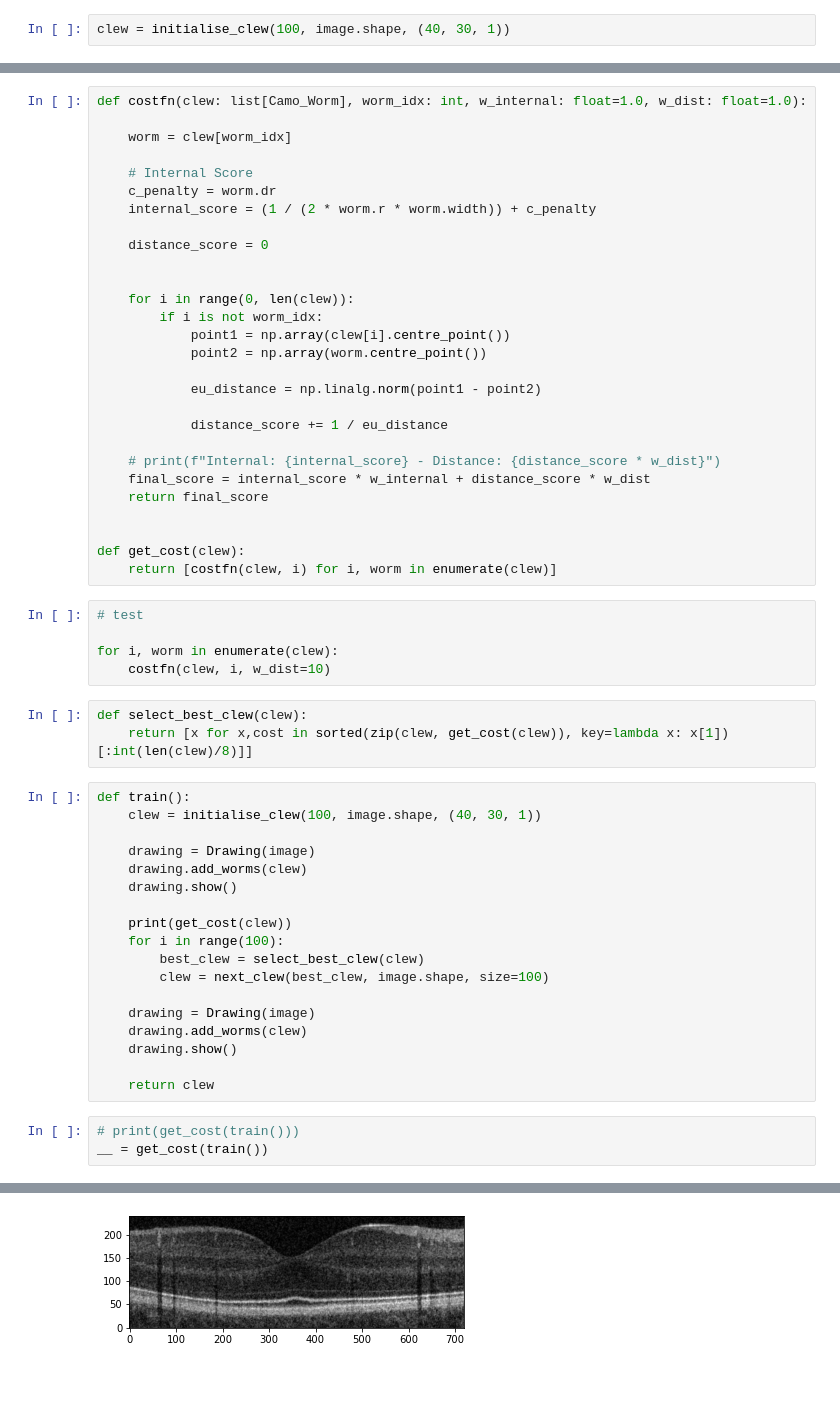
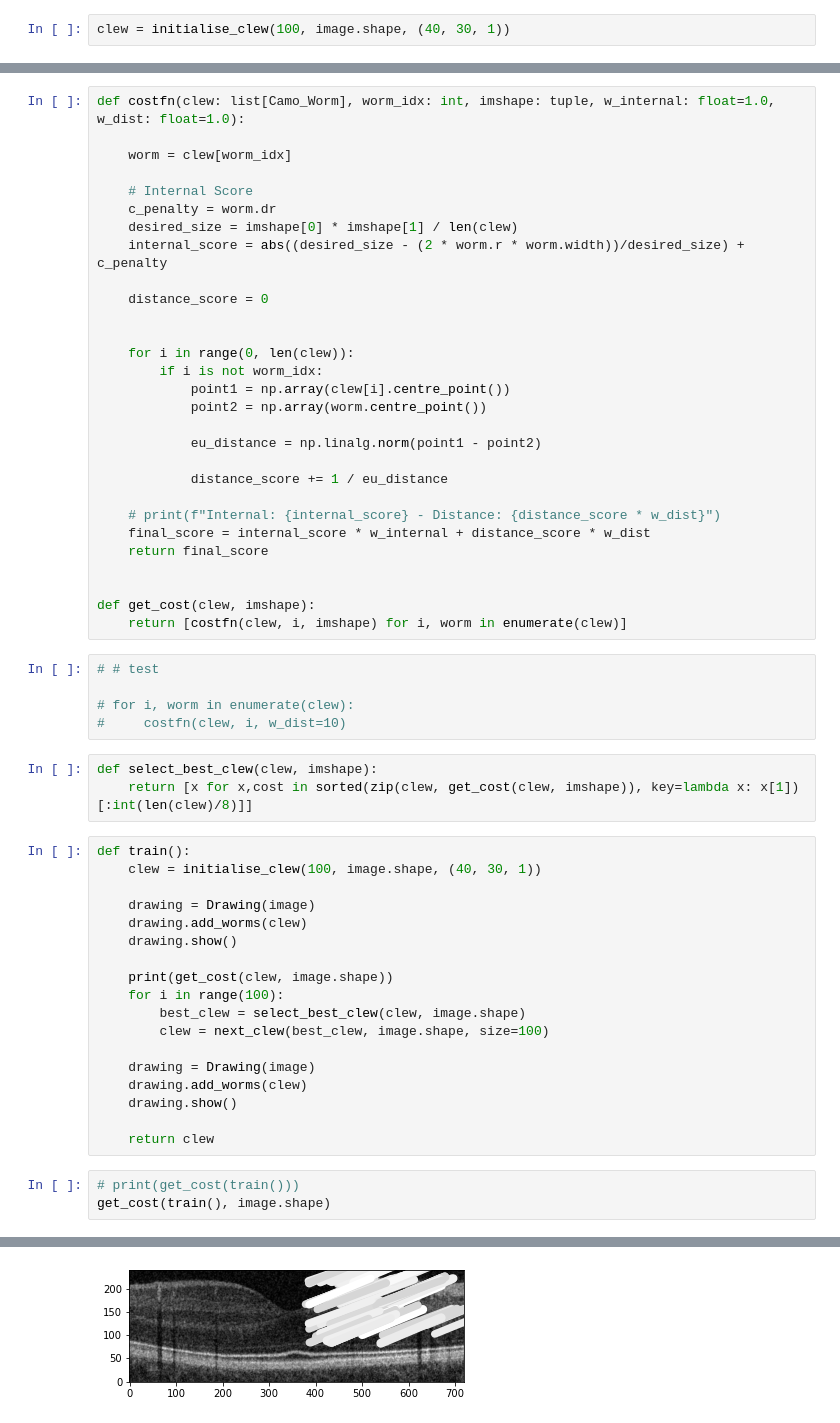
Before and after one commit to Dadams2/CITS4404, a Jupyter notebook: notebook/CamoWorms 2.ipynb, the cells around one changed output, grey strips where cells are left out. Cells and saved outputs as stored; diff of their text form; blank space fills up the shorter version.

```diff
--- a/notebook/CamoWorms 2.ipynb
+++ b/notebook/CamoWorms 2.ipynb
@@ -214,13 +218,14 @@ def next_clew(best_clew, imshape, size=100):
         res.append(new_worm)
     return res
 # %%
-def costfn(clew: list[Camo_Worm], worm_idx: int, w_internal: float=1.0, w_dist: float=1.0):
+def costfn(clew: list[Camo_Worm], worm_idx: int, imshape: tuple, w_internal: float=1.0, w_dist: float=1.0):
 
     worm = clew[worm_idx]
 
     # Internal Score
     c_penalty = worm.dr
-    internal_score = (1 / (2 * worm.r * worm.width)) + c_penalty
+    desired_size = imshape[0] * imshape[1] / len(clew)
+    internal_score = abs((desired_size - (2 * worm.r * worm.width))/desired_size) + c_penalty
 
     distance_score = 0
 
@@ -239,16 +244,16 @@ def costfn(clew: list[Camo_Worm], worm_idx: int, w_internal: float=1.0, w_dist:
     return final_score
 
 
-def get_cost(clew):
-    return [costfn(clew, i) for i, worm in enumerate(clew)]
+def get_cost(clew, imshape):
+    return [costfn(clew, i, imshape) for i, worm in enumerate(clew)]
 # %%
-# test
+# # test
 
-for i, worm in enumerate(clew):
-    costfn(clew, i, w_dist=10)
+# for i, worm in enumerate(clew):
+#     costfn(clew, i, w_dist=10)
 # %%
-def select_best_clew(clew):
-    return [x for x,cost in sorted(zip(clew, get_cost(clew)), key=lambda x: x[1])[:int(len(clew)/8)]]
+def select_best_clew(clew, imshape):
+    return [x for x,cost in sorted(zip(clew, get_cost(clew, imshape)), key=lambda x: x[1])[:int(len(clew)/8)]]
 # %%
 def train():
     clew = initialise_clew(100, image.shape, (40, 30, 1))
@@ -257,9 +262,9 @@ def train():
     drawing.add_worms(clew)
     drawing.show()
 
-    print(get_cost(clew))
+    print(get_cost(clew, image.shape))
     for i in range(100):
-        best_clew = select_best_clew(clew)
+        best_clew = select_best_clew(clew, image.shape)
         clew = next_clew(best_clew, image.shape, size=100)
 
     drawing = Drawing(image)
@@ -269,5 +274,5 @@ def train():
     return clew
 # %%
 # print(get_cost(train()))
-__ = get_cost(train())
+get_cost(train(), image.shape)
 # %% [output]
@@ -309 +314 @@ __ = get_cost(train())
-[figure, old version]
+[figure, new version]
```
Also changed, not shown: parts of 3 cells of this notebook, 1 other file.
